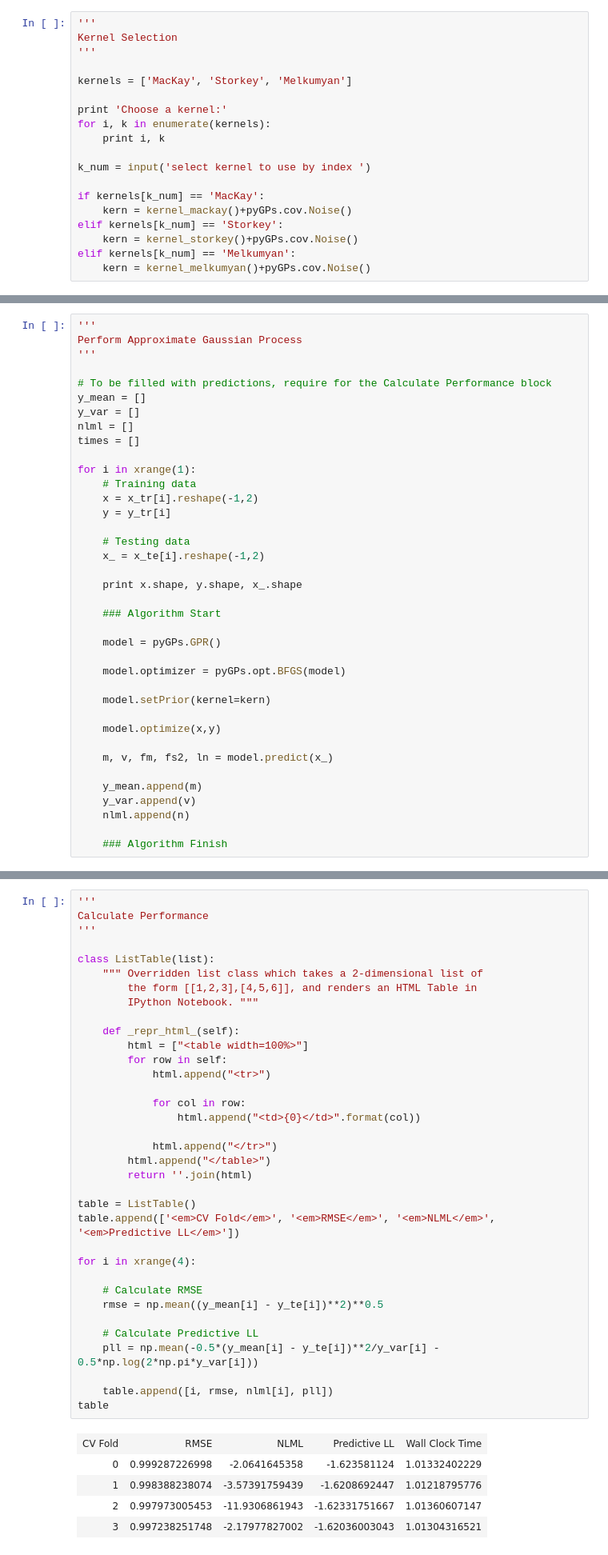
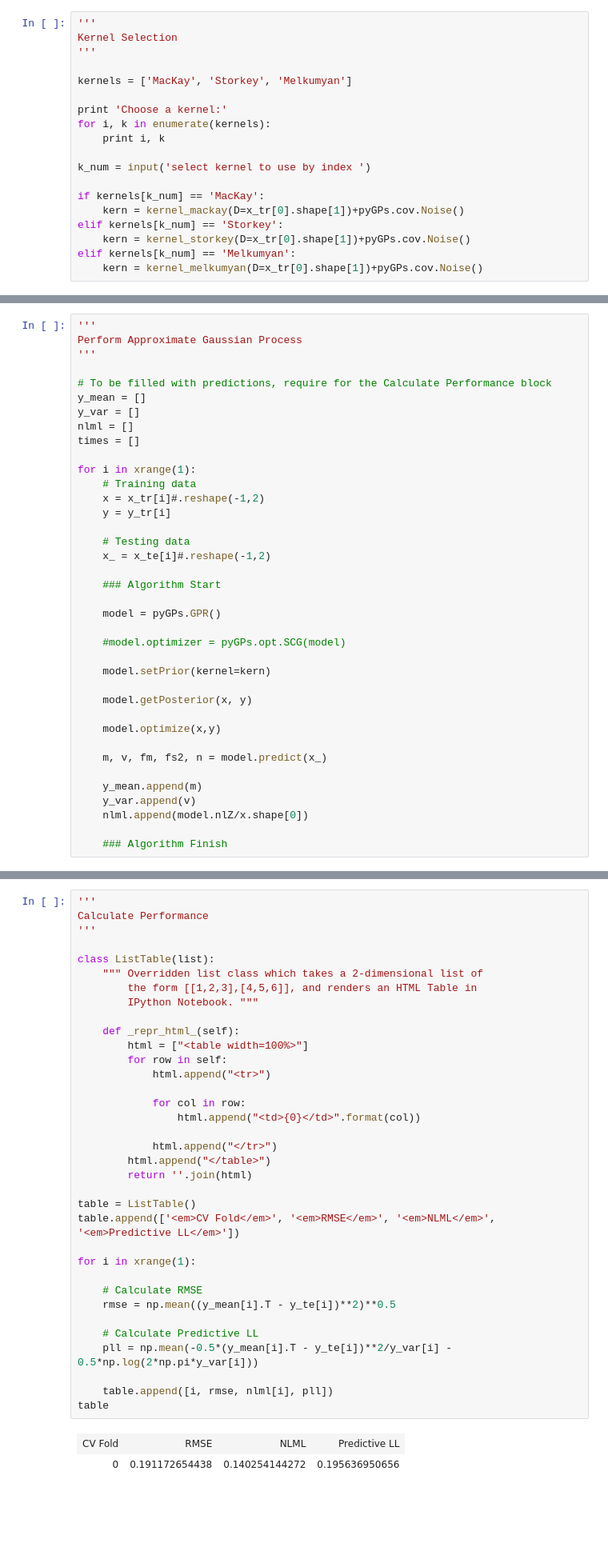
Before and after one commit to jkfitzsimons/QGP, a Jupyter notebook: QGP_v2.ipynb, the cells around one changed output, grey strips where cells are left out. Shown at 80% size. Saved outputs shown, nothing was run; the diff lists cells and outputs as text; blank space fills up the shorter version.

Commit message:
Full work through
There is still an error in the 3 sparse kernel… will fix though

```diff
--- a/QGP_v2.ipynb
+++ b/QGP_v2.ipynb
@@ -323,11 +321,11 @@ for i, k in enumerate(kernels):
 k_num = input('select kernel to use by index ')
 
 if kernels[k_num] == 'MacKay':
-    kern = kernel_mackay()+pyGPs.cov.Noise()
+    kern = kernel_mackay(D=x_tr[0].shape[1])+pyGPs.cov.Noise()
 elif kernels[k_num] == 'Storkey':
-    kern = kernel_storkey()+pyGPs.cov.Noise()
+    kern = kernel_storkey(D=x_tr[0].shape[1])+pyGPs.cov.Noise()
 elif kernels[k_num] == 'Melkumyan':
-    kern = kernel_melkumyan()+pyGPs.cov.Noise()
+    kern = kernel_melkumyan(D=x_tr[0].shape[1])+pyGPs.cov.Noise()
 # %% [output]
 Choose a kernel:
 0 MacKay
@@ -347,29 +345,29 @@ times = []
 
 for i in xrange(1):
     # Training data
-    x = x_tr[i].reshape(-1,2)
+    x = x_tr[i]#.reshape(-1,2)
     y = y_tr[i]
 
     # Testing data
-    x_ = x_te[i].reshape(-1,2)
-
-    print x.shape, y.shape, x_.shape
+    x_ = x_te[i]#.reshape(-1,2)
 
     ### Algorithm Start
 
     model = pyGPs.GPR()
 
-    model.optimizer = pyGPs.opt.BFGS(model)
+    #model.optimizer = pyGPs.opt.SCG(model)
 
     model.setPrior(kernel=kern)
 
+    model.getPosterior(x, y)
+
     model.optimize(x,y)
 
-    m, v, fm, fs2, ln = model.predict(x_)
+    m, v, fm, fs2, n = model.predict(x_)
 
     y_mean.append(m)
     y_var.append(v)
-    nlml.append(n)
+    nlml.append(model.nlZ/x.shape[0])
 
     ### Algorithm Finish
 # %% [output]
@@ -381,41 +416,38 @@ Calculate Performance
 '''
 
 class ListTable(list):
     """ Overridden list class which takes a 2-dimensional list of
         the form [[1,2,3],[4,5,6]], and renders an HTML Table in
         IPython Notebook. """
 
     def _repr_html_(self):
         html = ["<table width=100%>"]
         for row in self:
             html.append("<tr>")
 
             for col in row:
                 html.append("<td>{0}</td>".format(col))
 
             html.append("</tr>")
         html.append("</table>")
         return ''.join(html)
 
 table = ListTable()
 table.append(['<em>CV Fold</em>', '<em>RMSE</em>', '<em>NLML</em>', '<em>Predictive LL</em>'])
 
-for i in xrange(4):
+for i in xrange(1):
 
     # Calculate RMSE
-    rmse = np.mean((y_mean[i] - y_te[i])**2)**0.5
+    rmse = np.mean((y_mean[i].T - y_te[i])**2)**0.5
 
     # Calculate Predictive LL
-    pll = np.mean(-0.5*(y_mean[i] - y_te[i])**2/y_var[i] - 0.5*np.log(2*np.pi*y_var[i]))
+    pll = np.mean(-0.5*(y_mean[i].T - y_te[i])**2/y_var[i] - 0.5*np.log(2*np.pi*y_var[i]))
 
     table.append([i, rmse, nlml[i], pll])
 table
 # %% [output]
-| CV Fold | RMSE | NLML | Predictive LL | Wall Clock Time |
-| 0 | 0.999287226998 | -2.0641645358 | -1.623581124 | 1.01332402229 |
-| 1 | 0.998388238074 | -3.57391759439 | -1.6208692447 | 1.01218795776 |
-| 2 | 0.997973005453 | -11.9306861943 | -1.62331751667 | 1.01360607147 |
-| 3 | 0.997238251748 | -2.17977827002 | -1.62036003043 | 1.01304316521 |
+| CV Fold | RMSE | NLML | Predictive LL |
+| 0 | 0.191172654438 | 0.140254144272 | 0.195636950656 |
 # %%
 '''
 Save Performance Results (Optional)
```
Also changed, not shown: parts of 4 cells of this notebook, 1 other file.
